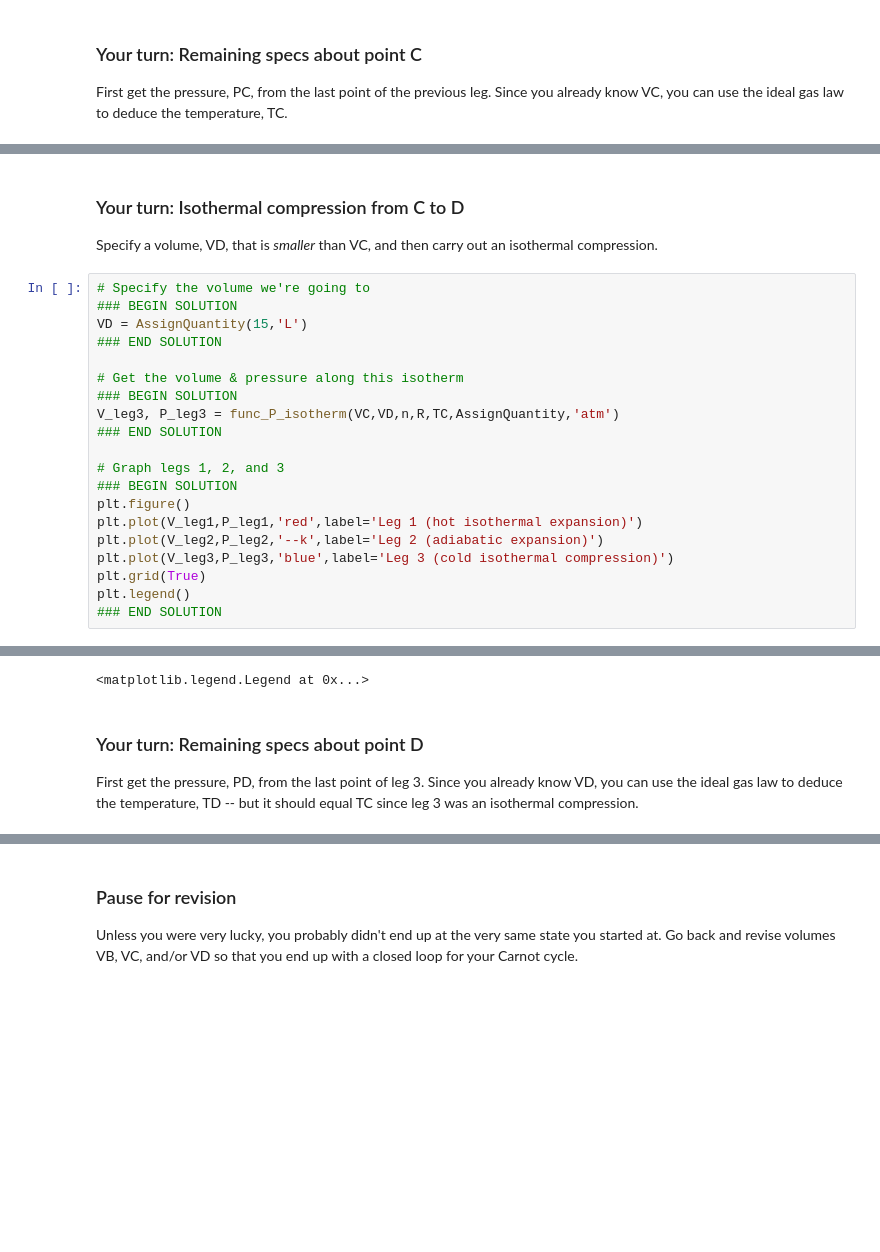
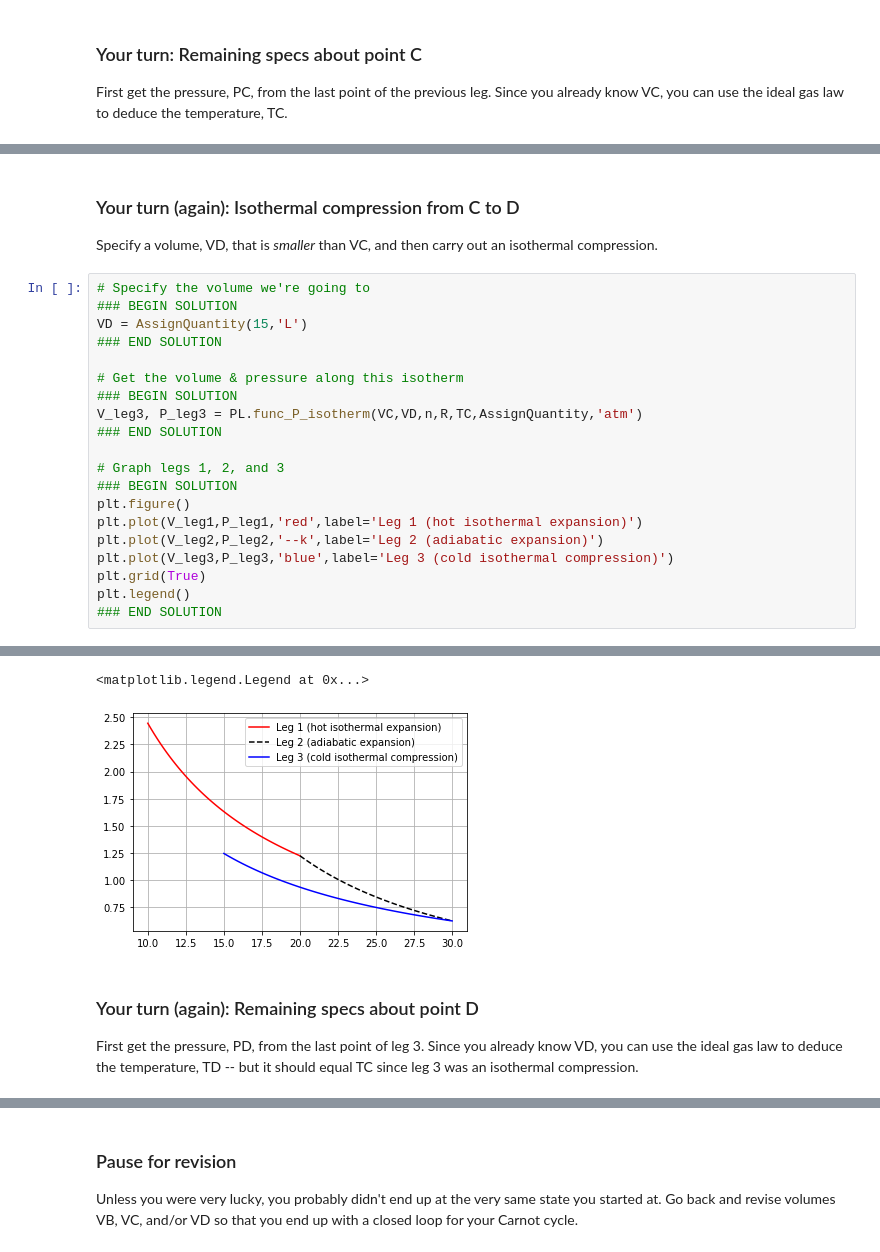
Before and after one commit to sneshyba/pypchem, a Jupyter notebook: Thermo 2022 (Neshyba)/Week_6b.CarnotCycle/CarnotCycle.ipynb, the cells around one changed output, grey strips where cells are left out. Drawn from its saved outputs; the diff is of its cells as text; blank space fills up the shorter version.

```diff
--- a/Thermo 2022 (Neshyba)/Week_6b.CarnotCycle/CarnotCycle.ipynb
+++ b/Thermo 2022 (Neshyba)/Week_6b.CarnotCycle/CarnotCycle.ipynb
@@ -218,5 +205,5 @@ PC = 0.6220055279439306 / liter ** 2.66667 standard_atmosphere
 # %% [markdown]
-### Your turn: Isothermal compression from C to D
+### Your turn (again): Isothermal compression from C to D
 Specify a volume, VD, that is *smaller* than VC, and then carry out an isothermal compression.
 # %%
 # Specify the volume we're going to
@@ -226,7 +213,7 @@ VD = AssignQuantity(15,'L')
 
 # Get the volume & pressure along this isotherm
 ### BEGIN SOLUTION
-V_leg3, P_leg3 = func_P_isotherm(VC,VD,n,R,TC,AssignQuantity,'atm')
+V_leg3, P_leg3 = PL.func_P_isotherm(VC,VD,n,R,TC,AssignQuantity,'atm')
 ### END SOLUTION
 
 # Graph legs 1, 2, and 3
@@ -244,6 +229,7 @@ plt.legend()
 <matplotlib.legend.Legend at 0x...>
+[figure, added]
 # %% [markdown]
-### Your turn: Remaining specs about point D
+### Your turn (again): Remaining specs about point D
 First get the pressure, PD, from the last point of leg 3. Since you already know VD, you can use the ideal gas law to deduce the temperature, TD -- but it should equal TC since leg 3 was an isothermal compression.
 # %%
 ### BEGIN SOLUTION
```
Also changed, not shown: parts of 23 cells of this notebook, 5 other files.
